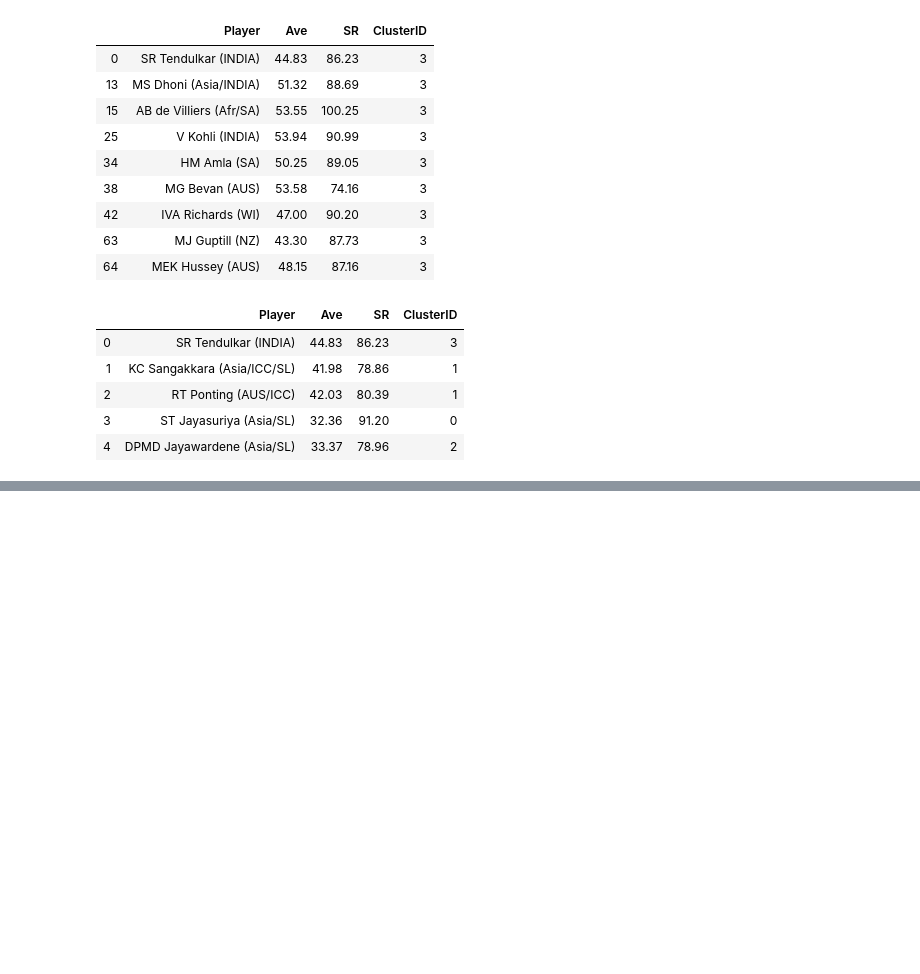
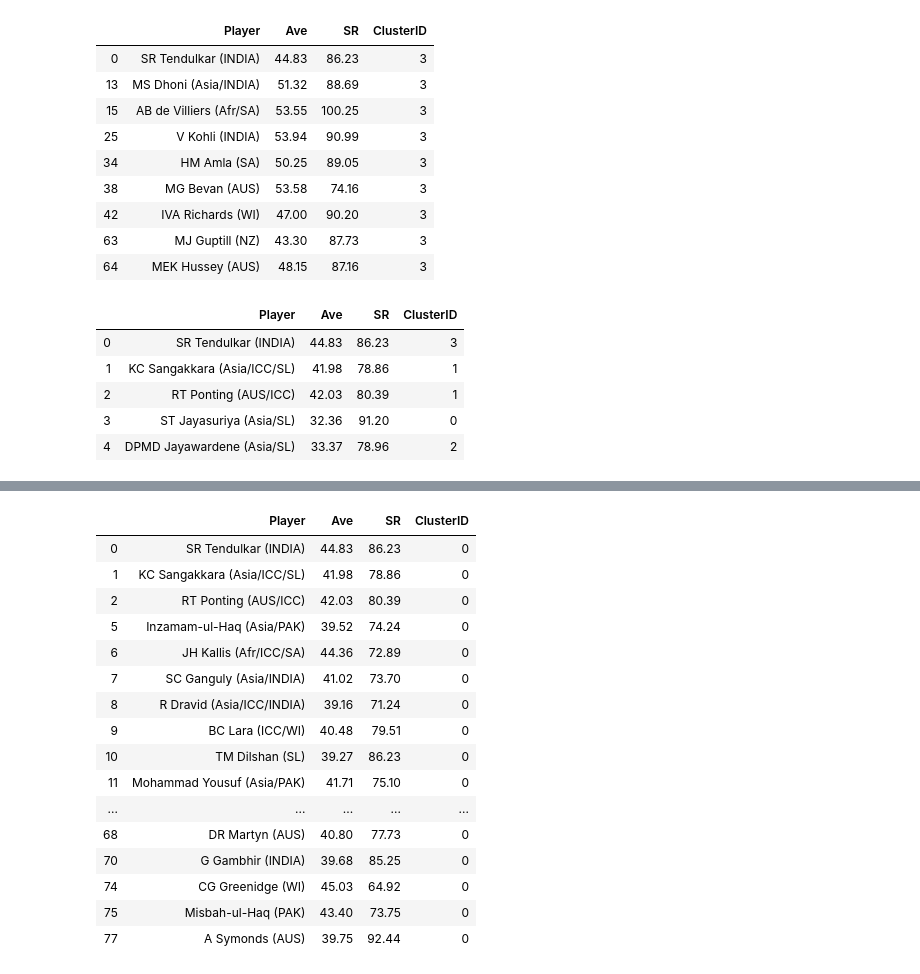
Before and after one commit to amanwin/UnsupervisedLearning-Clustering, a Jupyter notebook: dataset/Cricket.ipynb, the cells around one changed output, grey strips where cells are left out. Drawn from its saved outputs; the diff is of its cells as text; code cells hidden in the pictures; blank space fills up the shorter version.

```diff
--- a/dataset/Cricket.ipynb
+++ b/dataset/Cricket.ipynb
@@ -103,0 +122,26 @@ RFM_km.head()
+# %%
+clusterCut = pd.Series(cut_tree(mergings, n_clusters = 5).reshape(-1,))
+RFM_hc = pd.concat([cricket1, clusterCut], axis=1)
+RFM_hc.columns = ['Player','Ave','SR', 'ClusterID']
+# %%
+km_clusters_ave = 	pd.DataFrame(RFM_hc.groupby(["ClusterID"]).Ave.mean())
+km_clusters_sr = 	pd.DataFrame(RFM_hc.groupby(["ClusterID"]).SR.mean())
+RFM_hc[RFM_hc['ClusterID'] == 0]
+# %% [output]
+|  | Player | Ave | SR | ClusterID |
+| 0 | SR Tendulkar (INDIA) | 44.83 | 86.23 | 0 |
+| 1 | KC Sangakkara (Asia/ICC/SL) | 41.98 | 78.86 | 0 |
+| 2 | RT Ponting (AUS/ICC) | 42.03 | 80.39 | 0 |
+| 5 | Inzamam-ul-Haq (Asia/PAK) | 39.52 | 74.24 | 0 |
+| 6 | JH Kallis (Afr/ICC/SA) | 44.36 | 72.89 | 0 |
+| 7 | SC Ganguly (Asia/INDIA) | 41.02 | 73.70 | 0 |
+| 8 | R Dravid (Asia/ICC/INDIA) | 39.16 | 71.24 | 0 |
+| 9 | BC Lara (ICC/WI) | 40.48 | 79.51 | 0 |
+| 10 | TM Dilshan (SL) | 39.27 | 86.23 | 0 |
+| 11 | Mohammad Yousuf (Asia/PAK) | 41.71 | 75.10 | 0 |
+| ... | ... | ... | ... | ... |
+| 68 | DR Martyn (AUS) | 40.80 | 77.73 | 0 |
+| 70 | G Gambhir (INDIA) | 39.68 | 85.25 | 0 |
+| 74 | CG Greenidge (WI) | 45.03 | 64.92 | 0 |
+| 75 | Misbah-ul-Haq (PAK) | 43.40 | 73.75 | 0 |
+| 77 | A Symonds (AUS) | 39.75 | 92.44 | 0 |
```
Also changed, not shown: parts of 3 cells of this notebook, 6 other files.
